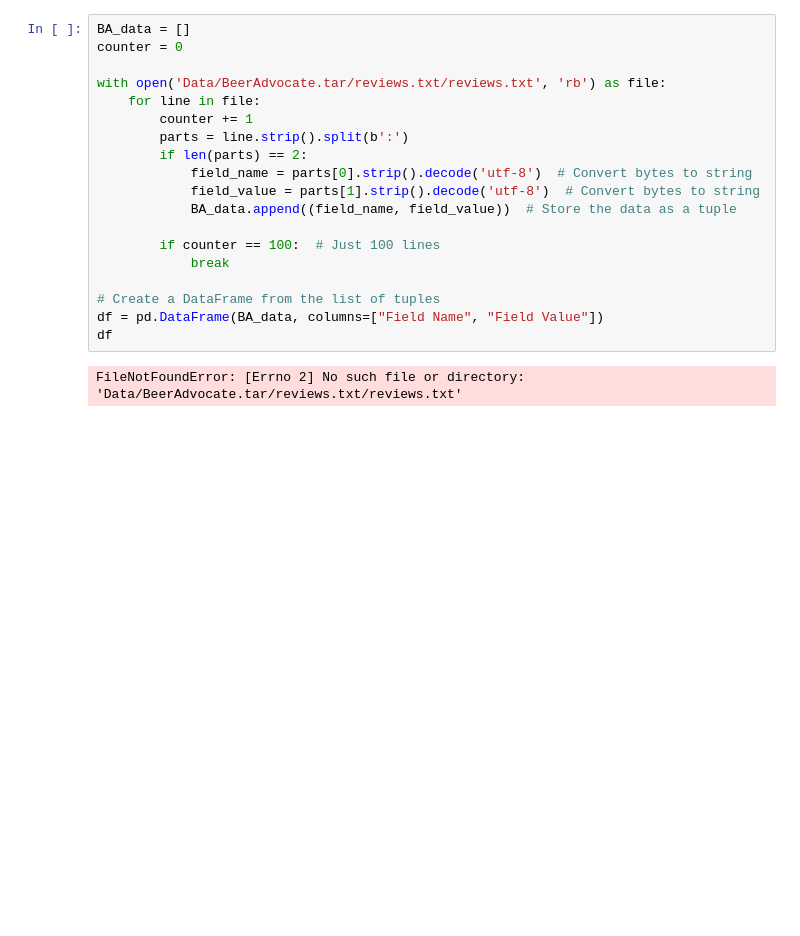
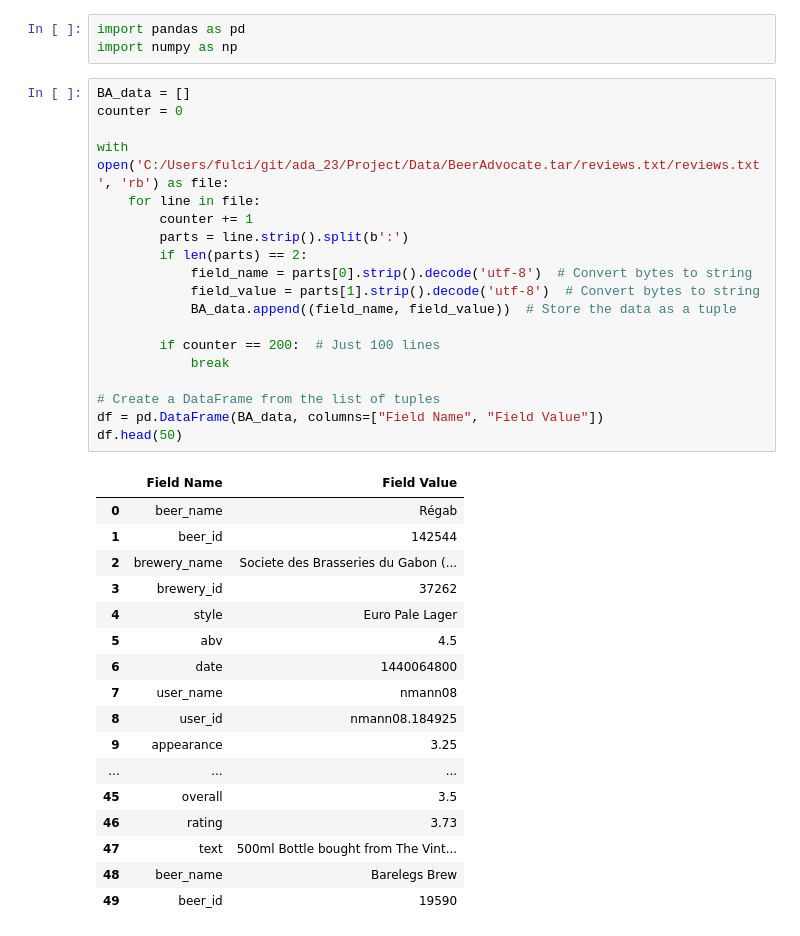
Before and after one commit to epfl-ada/ada-2023-project-adarescueteam, a Jupyter notebook: code/exploratory.ipynb, the cells around one changed output. Cells and saved outputs as stored; diff of their text form; blank space fills up the shorter version.

Commit message:
Trying to put the BeerAdvocate data into a dataframe

```diff
--- a/code/exploratory.ipynb
+++ b/code/exploratory.ipynb
@@ -1,21 +1,40 @@
+# %%
+import pandas as pd
+import numpy as np
 # %%
 BA_data = []
 counter = 0
 
-with open('Data/BeerAdvocate.tar/reviews.txt/reviews.txt', 'rb') as file:
+with open('C:/Users/fulci/git/ada_23/Project/Data/BeerAdvocate.tar/reviews.txt/reviews.txt', 'rb') as file:
     for line in file:
         counter += 1
         parts = line.strip().split(b':')
         if len(parts) == 2:
             field_name = parts[0].strip().decode('utf-8')  # Convert bytes to string
             field_value = parts[1].strip().decode('utf-8')  # Convert bytes to string
             BA_data.append((field_name, field_value))  # Store the data as a tuple
 
-        if counter == 100:  # Just 100 lines
+        if counter == 200:  # Just 100 lines
             break
 
 # Create a DataFrame from the list of tuples
 df = pd.DataFrame(BA_data, columns=["Field Name", "Field Value"])
-df
+df.head(50)
 # %% [output]
-FileNotFoundError: [Errno 2] No such file or directory: 'Data/BeerAdvocate.tar/reviews.txt/reviews.txt'
+|  | Field Name | Field Value |
+| 0 | beer_name | Régab |
+| 1 | beer_id | 142544 |
+| 2 | brewery_name | Societe des Brasseries du Gabon (... |
+| 3 | brewery_id | 37262 |
+| 4 | style | Euro Pale Lager |
+| 5 | abv | 4.5 |
+| 6 | date | 1440064800 |
+| 7 | user_name | nmann08 |
+| 8 | user_id | nmann08.184925 |
+| 9 | appearance | 3.25 |
+| ... | ... | ... |
+| 45 | overall | 3.5 |
+| 46 | rating | 3.73 |
+| 47 | text | 500ml Bottle bought from The Vint... |
+| 48 | beer_name | Barelegs Brew |
+| 49 | beer_id | 19590 |
```
Also changed, not shown: parts of 11 cells of this notebook.
